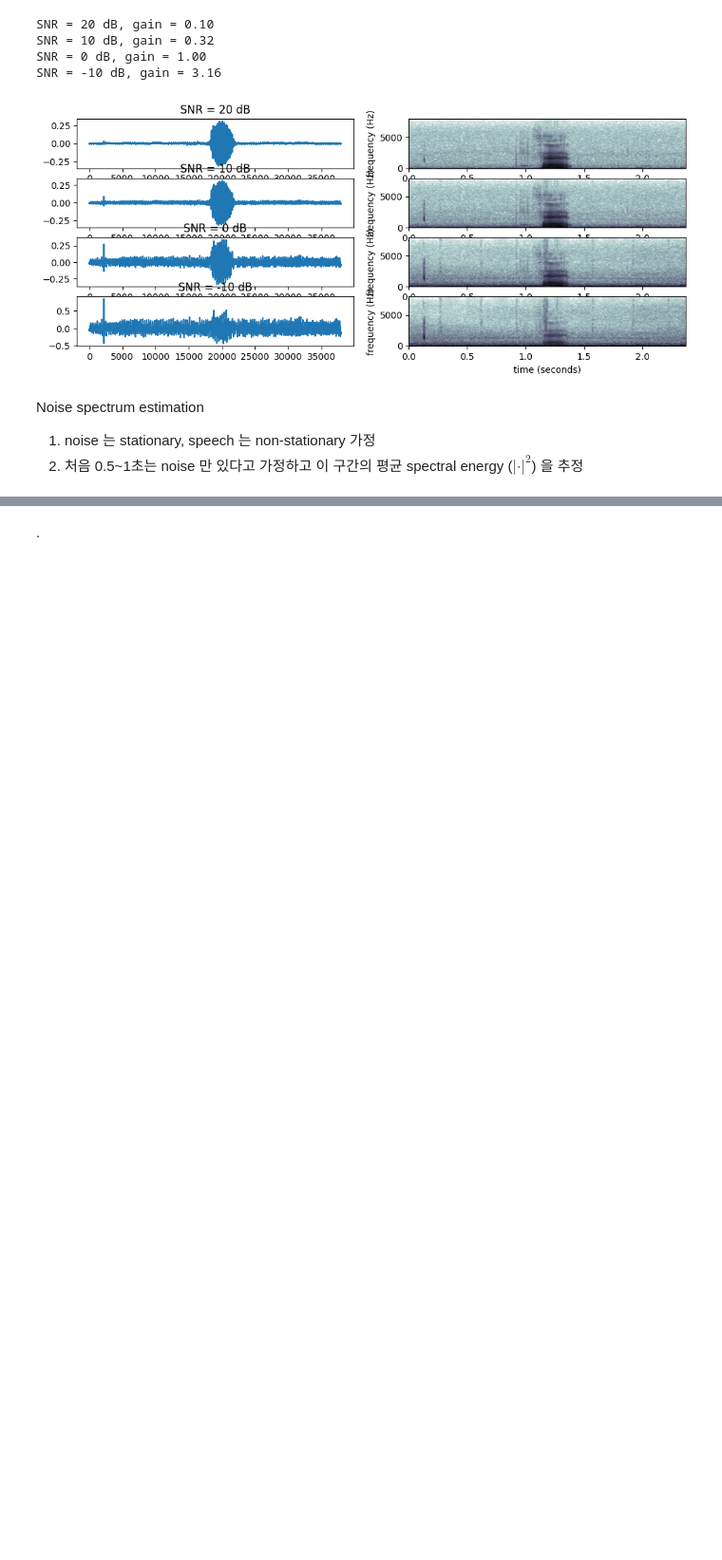
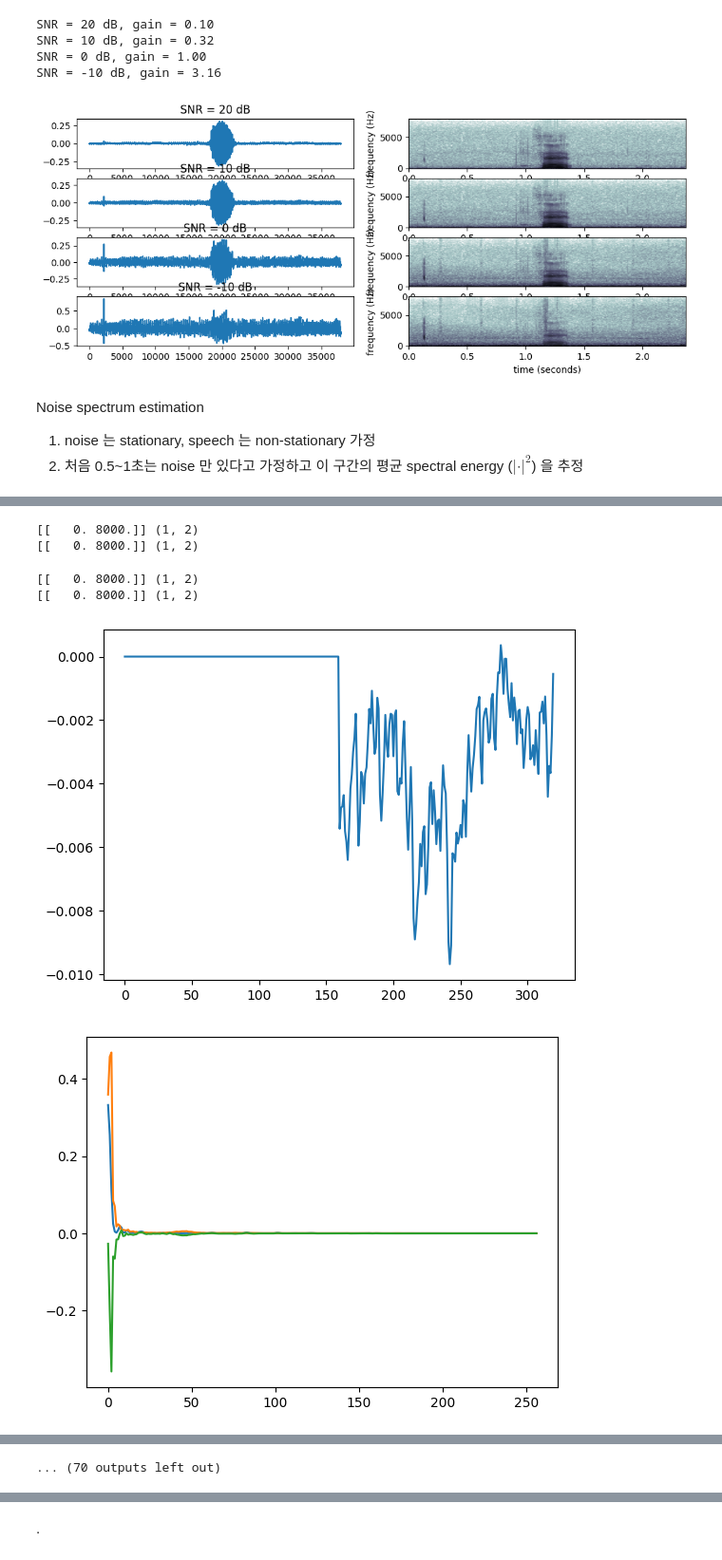
Before and after one commit to gjang7/ssp2023, a Jupyter notebook: lab04/lab04_ns_epd.ipynb, the cells around one changed output, grey strips where cells are left out. Shown at 95% size. Saved outputs shown, nothing was run; the diff lists cells and outputs as text; code cells hidden in the pictures; blank space fills up the shorter version.

```diff
--- a/lab04/lab04_ns_epd.ipynb
+++ b/lab04/lab04_ns_epd.ipynb
@@ -190,0 +456,65 @@ print(Pnn)
+# %%
+order = 30
+noverlap = int(Fs*0.003)   # 3ms
+
+minwfgain = 10**(-13/20)
+#minwfgain = 10**(-20/20)
+
+fola = firoverlapadd()
+fola.set(Ns=Ns, Nov=noverlap, order=order, FIRshift=order//2)
+
+# overlap add 를 할 때는 10ms 씩 shift 해야 한다.
+xbuf = np.zeros(Nf)
+speechest = []
+for mix in mixedSig:
+    Pnn = estSpect(mix, np.array([[0.0, 0.5]])*Fs)
+
+    Tx = len(mix)
+    yout = np.zeros(Nx+fola.getDelay())
+    Lout = 0
+    xbuf[:] = 0
+    t = 0  # time index
+    while True:
+        t1 = min(t,Nx)      # 시작 샘플, 마지막 샘플인덱스보다는 작아야 함
+        t2 = min(t+Ns,Nx)   # 끝 샘플, 마지막 샘플인덱스보다는 작아야 함
+
+        for ii in range(Nf-Ns):
+            xbuf[ii] = xbuf[ii+Ns]
+        xbuf[(Nf-Ns):] = 0
+        for ii in range(t2-t1):
+            xbuf[(Nf-Ns)+ii] = mix[t1+ii]
+        if t<Ns*10:
+            plt.figure()
+            plt.plot(xbuf)
+        X = np.fft.fft(xbuf, NFFT)
+        aX2 = (X*np.conj(X))
+        Pxx = aX2[:hNo].real
+        Pxx = np.maximum(1e-100, Pxx)  # to prevent divide by zero
+        H = (Pxx-Pnn)/Pxx
+        H = np.maximum(minwfgain, H)
+        if t<Ns*10:
+            plt.figure()
+            #plt.plot(H)
+            plt.plot(Pxx)
+            plt.plot(Pnn)
+            plt.plot(Pxx-Pnn)
+        h, _ = getLPHFIRFFT(H, order, winname='hamming')
+        x = mix[t1:t2]
+        y, l = fola.doFilterMem(h,x)
+        if l > len(yout)-Lout:
+            print(len(yout), Lout, len(yout)-Lout, Lout, l)
+            l = len(yout)-Lout
+        if l <= 0: break
+
+        yout[Lout:(Lout+l)] = y[:l]
+        Lout += l
+        t += Ns
+
+    speechest.append(yout)
+# %% [output]
+[[   0. 8000.]] (1, 2)
+[[   0. 8000.]] (1, 2)
+[[   0. 8000.]] (1, 2)
+[[   0. 8000.]] (1, 2)
+[figure, added]
+[figure, added]
@@ -190,0 +529 @@ print(Pnn)
+... (70 outputs left out)
```
Also changed, not shown: parts of 8 cells of this notebook.
